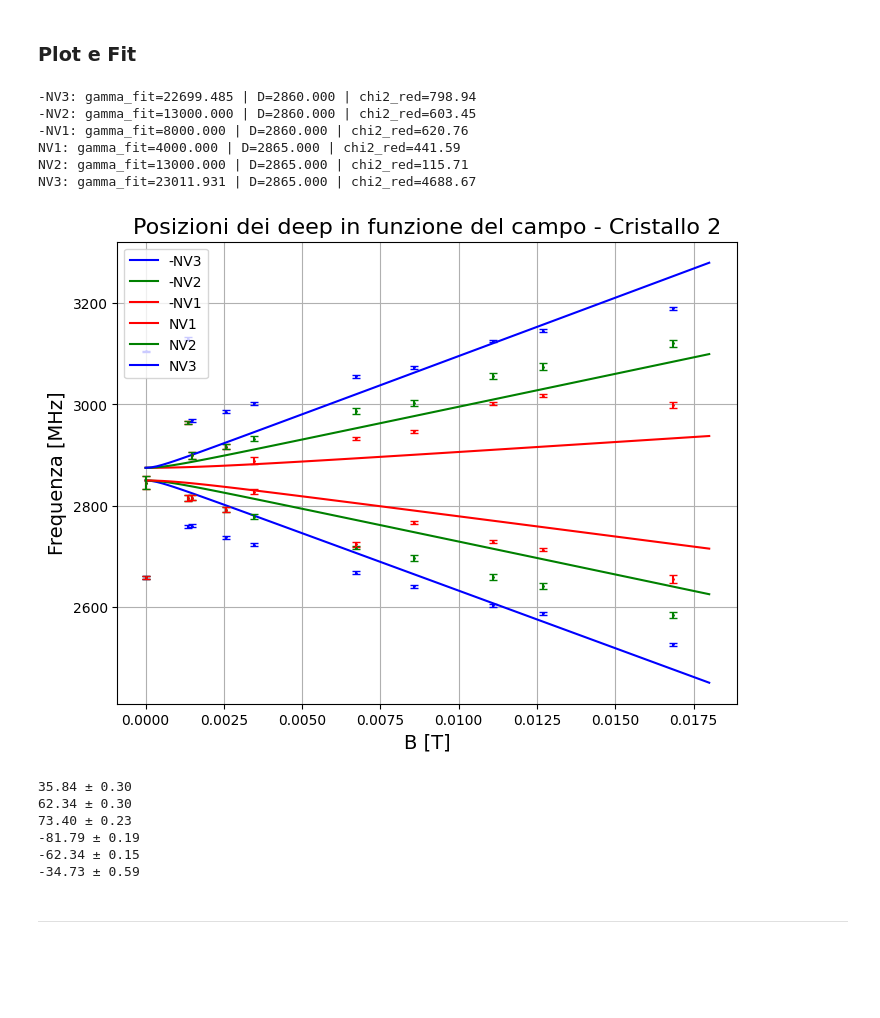
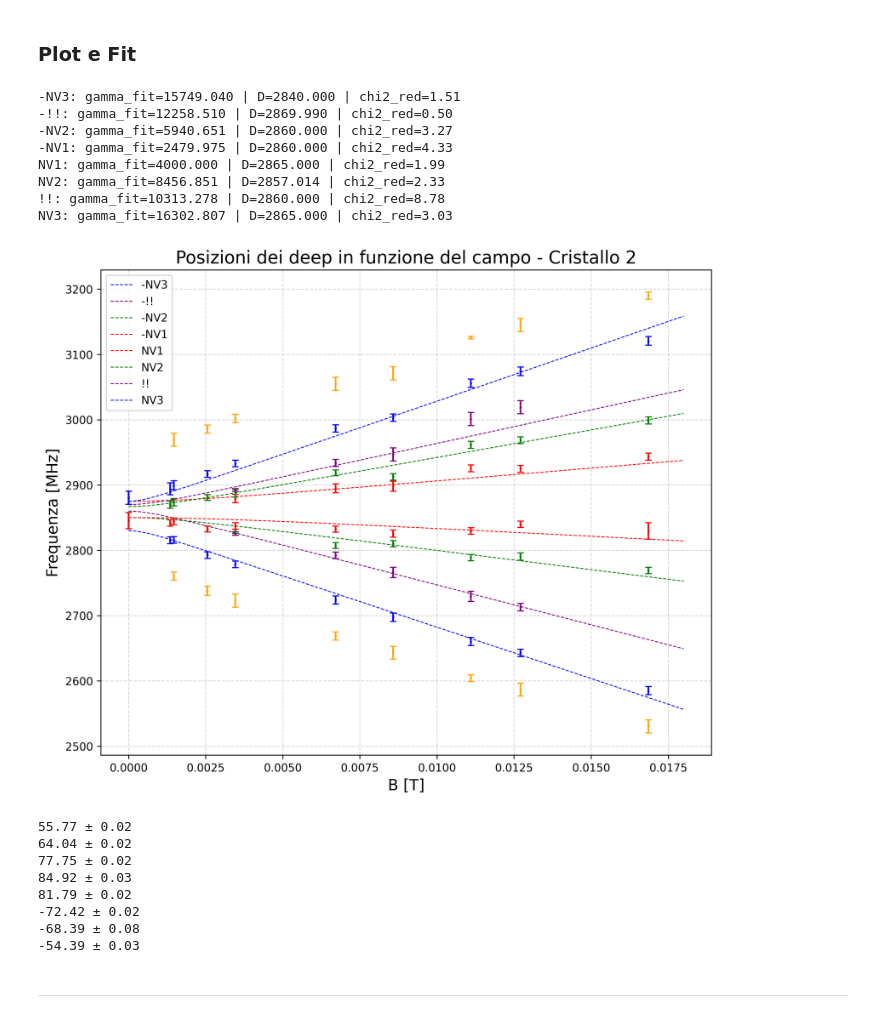
Before and after one commit to zosojack/lab-ss-2, a Jupyter notebook: PARTE 4: ODMR/RIFA:analisi_lockin_cristallo_2 copy.ipynb, the cells around one changed output. Drawn from its saved outputs; the diff is of its cells as text; code cells hidden in the pictures; blank space fills up the shorter version.

```diff
--- a/PARTE 4: ODMR/RIFA:analisi_lockin_cristallo_2 copy.ipynb
+++ b/PARTE 4: ODMR/RIFA:analisi_lockin_cristallo_2 copy.ipynb
@@ -372,7 +422,7 @@ def funzione_fit_minus(B, gamma_fit, D):
     return D - np.sqrt(E_quadro + (gamma_fit*B)**2)
 
 # le curve che salgono hanno il più, quelle che scendono il meno (plus=False)
-def fit_plot(B, freq, err_f, gamma_fit_0, D_0, label, color, plus=True, print_fit=True):
+def fit_plot(B, freq, err_f, gamma_fit_0, D_0, label, color, plus=True, print_fit=True, plot_fit=True):
     B = np.asarray(B)
     freq = np.asarray(freq)
     err_f = np.asarray(err_f)
@@ -397,54 +447,78 @@ def fit_plot(B, freq, err_f, gamma_fit_0, D_0, label, color, plus=True, print_fi
     chi2_red = chi2 / dof if dof > 0 else float('nan')
 
     plt.errorbar(B, freq, color=color, fmt='o', yerr=err_f, markersize=1, capsize=3)
-    B_fit = np.linspace(0, 0.018, 100)
-    freq_fit = funzione_fit_plus(B_fit, *popt) if plus else funzione_fit_minus(B_fit, *popt)
-    plt.plot(B_fit, freq_fit, label=label, color=color)
+
+    if plot_fit:
+        B_fit = np.linspace(0, 0.018, 100)
+        freq_fit = funzione_fit_plus(B_fit, *popt) if plus else funzione_fit_minus(B_fit, *popt)
+        plt.plot(B_fit, freq_fit, label=label, color=color, linestyle='--', linewidth=0.8)
 
     if print_fit:
         print(f"{label}: gamma_fit={popt[0]:.3f} | D={popt[1]:.3f} | chi2_red={chi2_red:.2f}")
 
-    list_gamma_fit.append(popt[0])
-    list_err_gamma_fit.append(perr[0])  # AGGIUNTO: salva l'errore su gamma_fit
+    if plot_fit:
+        list_gamma_fit.append(popt[0])
+        list_err_gamma_fit.append(perr[0])  # AGGIUNTO: salva l'errore su gamma_fit
 
     return popt, perr, chi2_red
 # %%
-plt.figure(figsize=(8,6))
+plt.figure(figsize=(10,8), dpi=300)
 plt.title(f'Posizioni dei deep in funzione del campo - Cristallo 2', fontsize=16)
 plt.xlabel('B [T]', fontsize=14)
 plt.ylabel('Frequenza [MHz]', fontsize=14)
 
-fit_plot(r_B, primi, err_primi, 16000, 2870,'-NV3', 'blue', plus=False)
-fit_plot(r_B, intermedi1, err_intermedi1, 6500, 2870, '-NV2', 'green', plus=False)
-fit_plot(r_B, centrali1, err_centrali1, 4000, 2870, '-NV1', 'red', plus=False)
-fit_plot(r_B, centrali2, err_centrali2, 2000, 2855, 'NV1', 'red')
-fit_plot(r_B, intermedi2, err_intermedi2, 6500, 2855, 'NV2', 'green')
-fit_plot(r_B, ultimi, err_ultimi, 16000, 2855, 'NV3', 'blue')
+# ??
+fit_plot(r_B[2:], primissimi, err_primissimi, 16000, 2870,'-?', 'orange', plus=False, print_fit=False, plot_fit=False) # ??
+
+
+fit_plot(r_B, primi, err_primi, 16000, 2850,'-NV3', 'blue', plus=False) # CORRETTO
+
+
+fit_plot(r_B[4:-1], dopo_i_primi, err_dopo_i_primi, 7000, 2870,'-!!', 'purple', plus=False) # !!
+
+
+fit_plot(r_B, intermedi1, err_intermedi1, 6500, 2870, '-NV2', 'green', plus=False) # CORRETTO
+fit_plot(r_B, centrali1, err_centrali1, 4000, 2870, '-NV1', 'red', plus=False) # CORRETTO
+fit_plot(r_B, centrali2, err_centrali2, 2000, 2855, 'NV1', 'red') # CORRETTO
+fit_plot(r_B, intermedi2, err_intermedi2, 6500, 2855, 'NV2', 'green') # CORRETTO
+
+
+fit_plot(r_B[4:-1], prima_degli_ultimi, err_prima_degli_ultimi, 7000, 2870,'!!', 'purple') # !!
+
+
+fit_plot(r_B, ultimi, err_ultimi, 16000, 2855, 'NV3', 'blue') # CORRETTO
+
+# ??
+fit_plot(r_B[2:], ultimissimi, err_ultimissimi, 16000, 2855,'?', 'orange', print_fit=False, plot_fit=False) # ??
 
 plt.legend()
-plt.grid()
+plt.grid(linestyle='--', alpha=0.5)
 plt.show()
 # %% [output]
--NV3: gamma_fit=22699.485 | D=2860.000 | chi2_red=798.94
--NV2: gamma_fit=13000.000 | D=2860.000 | chi2_red=603.45
--NV1: gamma_fit=8000.000 | D=2860.000 | chi2_red=620.76
-NV1: gamma_fit=4000.000 | D=2865.000 | chi2_red=441.59
-NV2: gamma_fit=13000.000 | D=2865.000 | chi2_red=115.71
-NV3: gamma_fit=23011.931 | D=2865.000 | chi2_red=4688.67
+-NV3: gamma_fit=15749.040 | D=2840.000 | chi2_red=1.51
+-!!: gamma_fit=12258.510 | D=2869.990 | chi2_red=0.50
+-NV2: gamma_fit=5940.651 | D=2860.000 | chi2_red=3.27
+-NV1: gamma_fit=2479.975 | D=2860.000 | chi2_red=4.33
+NV1: gamma_fit=4000.000 | D=2865.000 | chi2_red=1.99
+NV2: gamma_fit=8456.851 | D=2857.014 | chi2_red=2.33
+!!: gamma_fit=10313.278 | D=2860.000 | chi2_red=8.78
+NV3: gamma_fit=16302.807 | D=2865.000 | chi2_red=3.03
-[figure, old version]
+[figure, new version]
 # %%
 for i, (gamma_f, err_gamma_f) in enumerate(zip(list_gamma_fit, list_err_gamma_fit)):
     cos_alpha = gamma_f / 28000 # gamma = 28 GHz
     alpha = np.arccos(cos_alpha)/np.pi*180
     sigma_alpha = ( 1/(28000* np.sqrt(1 - (gamma_f/28000)**2) )) * err_gamma_f
-    print(f"{alpha:.2f} ± {sigma_alpha:.2f}" if i<3 else f"{-alpha:.2f} ± {sigma_alpha:.2f}")
+    print(f"{alpha:.2f} ± {sigma_alpha:.2f}" if i<4 else f"{-alpha:.2f} ± {sigma_alpha:.2f}")
 # %% [output]
-35.84 ± 0.30
-62.34 ± 0.30
-73.40 ± 0.23
--81.79 ± 0.19
--62.34 ± 0.15
--34.73 ± 0.59
+55.77 ± 0.02
+64.04 ± 0.02
+77.75 ± 0.02
+84.92 ± 0.03
+81.79 ± 0.02
+-72.42 ± 0.02
+-68.39 ± 0.08
+-54.39 ± 0.03
 # %% [markdown]
 ---
 # %% [markdown]
```
Also changed, not shown: parts of 4 cells of this notebook, 11 other files.
